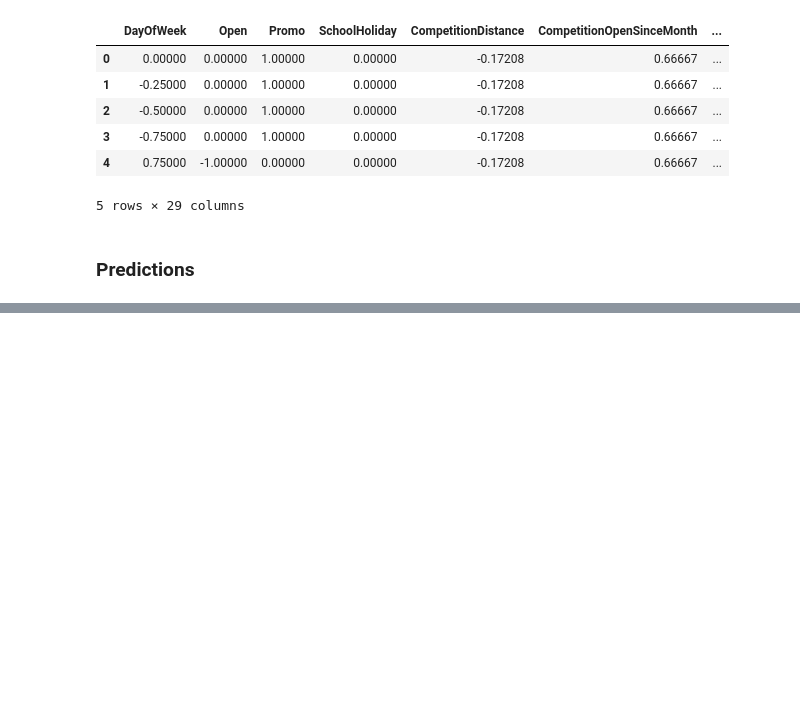
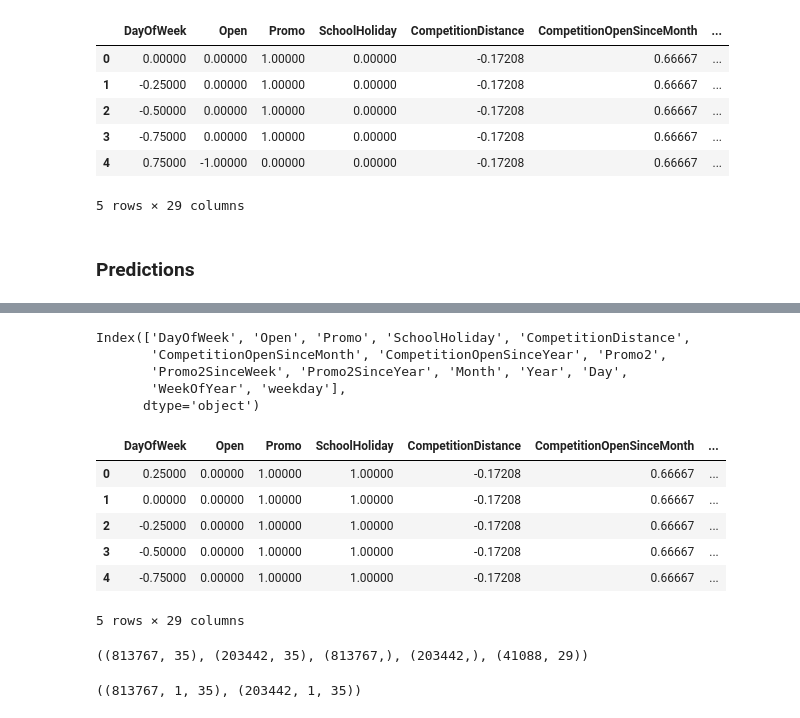
Before and after one commit to Bethelsis/Pharmaceutical-Sales-prediction, a Jupyter notebook: Notebooks/Modelling.ipynb, the cells around one changed output, grey strips where cells are left out. Cells and saved outputs as stored; diff of their text form; code cells hidden in the pictures; blank space fills up the shorter version.

```diff
--- a/Notebooks/Modelling.ipynb
+++ b/Notebooks/Modelling.ipynb
@@ -89,6 +98,8 @@ merged_train = pd.merge(left = train_data, right = store_data, how = 'inner', le
 merged_test = pd.merge(left = test_data, right = store_data, how = 'inner', left_on = 'Store', right_on = 'Store')
 print(merged_train.shape)
 print(merged_test.shape)
+deep_train = merged_train.copy()
+deep_test = merged_test.copy()
 # %% [output]
 (1017209, 18)
 (41088, 17)
@@ -350,0 +472,56 @@ pickle.dump(clf, open(filename, 'wb'))
+# %%
+features2 = preprocess_data(deep_train, deep_test)
+features2 = features2.drop(['Date'], axis = 1)
+features2.head()
+# %% [output]
+Index(['DayOfWeek', 'Open', 'Promo', 'SchoolHoliday', 'CompetitionDistance',
+       'CompetitionOpenSinceMonth', 'CompetitionOpenSinceYear', 'Promo2',
+       'Promo2SinceWeek', 'Promo2SinceYear', 'Month', 'Year', 'Day',
+       'WeekOfYear', 'weekday'],
+      dtype='object')
+|  | DayOfWeek | Open | Promo | SchoolHoliday | CompetitionDistance | CompetitionOpenSinceMonth | ... |
+| 0 | 0.25000 | 0.00000 | 1.00000 | 1.00000 | -0.17208 | 0.66667 | ... |
+| 1 | 0.00000 | 0.00000 | 1.00000 | 1.00000 | -0.17208 | 0.66667 | ... |
+| 2 | -0.25000 | 0.00000 | 1.00000 | 1.00000 | -0.17208 | 0.66667 | ... |
+| 3 | -0.50000 | 0.00000 | 1.00000 | 1.00000 | -0.17208 | 0.66667 | ... |
+| 4 | -0.75000 | 0.00000 | 1.00000 | 1.00000 | -0.17208 | 0.66667 | ... |
+5 rows × 29 columns
+# %%
+# reconstruct train and test sets
+def reconstruct_sets(features, time_window):
+    global x_train, x_val, y_train, y_val
+    # global train_set
+    # original train and test sets
+    x_train = features.iloc[:len(train_features), :]
+    x_test = features.iloc[len(train_features):, :]
+    y_train = train_target
+
+    # Transforming dataset to time series problem
+    scaler = RobustScaler()
+    for i in range(1, time_window+1):
+        x_train["Sales_" + str(i)] = y_train.Sales.shift(i)
+        x_train.fillna(0.0, inplace=True)
+        x_train["Sales_" + str(i)] = scaler.fit_transform(x_train["Sales_" + str(i)].values.reshape(-1, 1))
+    x_train.fillna(0.0, inplace=True)
+    shift_test = x_train.copy()
+    # train_set = pd.concat([x_train, y_train], axis=1)
+
+    # updated train and validation sets
+    x_train, x_val, y_train, y_val = train_test_split(x_train, y_train, test_size = .20, random_state = 0)
+
+
+    return x_train, x_val, y_train, y_val, x_test
+
+x_train, x_val, y_train, y_val, x_test = reconstruct_sets(features2, 6)
+# log transformation on target variable
+y_train = np.log1p(y_train['Sales'])
+y_val = np.log1p(y_val['Sales'])
+x_train.shape, x_val.shape, y_train.shape, y_val.shape, x_test.shape
+# %% [output]
+((813767, 35), (203442, 35), (813767,), (203442,), (41088, 29))
+# %%
+x_train_reshaped = x_train.values.reshape((x_train.shape[0], 1, x_train.shape[1]))
+x_val_reshaped = x_val.values.reshape((x_val.shape[0],1, x_val.shape[1]))
+x_train_reshaped.shape, x_val_reshaped.shape
+# %% [output]
+((813767, 1, 35), (203442, 1, 35))
```
Also changed, not shown: parts of 16 cells of this notebook.
